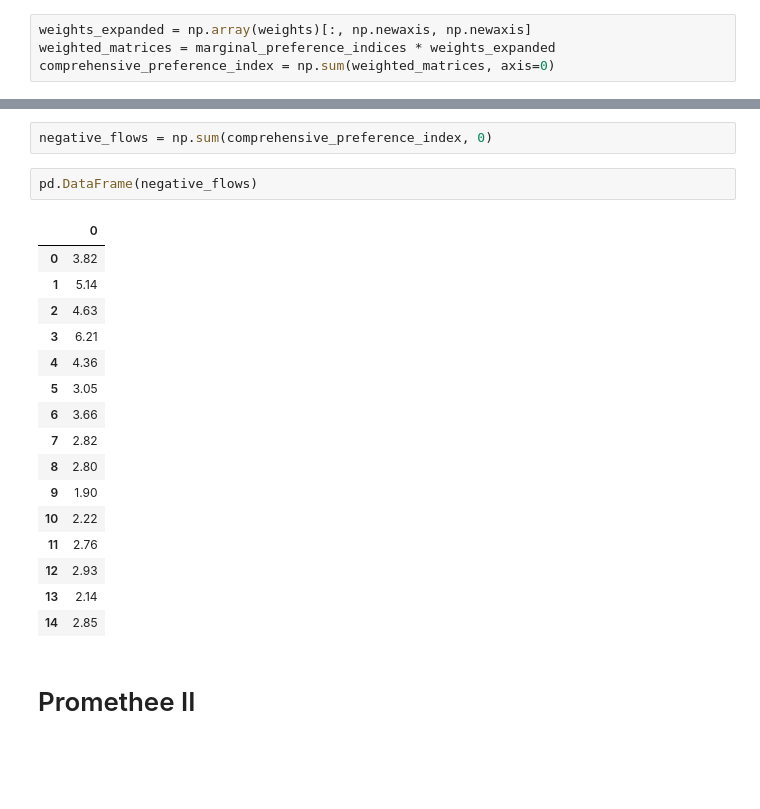
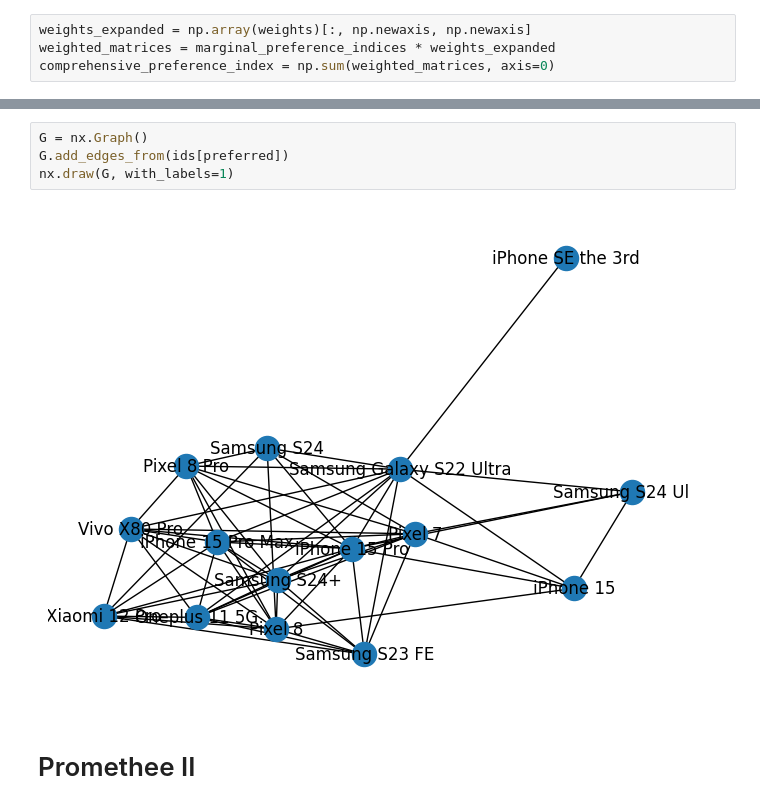
Before and after one commit to BbqGamer/decision-analysis, a Jupyter notebook: promethee.ipynb, the cells around one changed output, grey strips where cells are left out. Saved outputs shown, nothing was run; the diff lists cells and outputs as text; blank space fills up the shorter version.

```diff
--- a/promethee.ipynb
+++ b/promethee.ipynb
@@ -152,24 +205,9 @@ pd.DataFrame(positive_flows)
-# %%
-negative_flows = np.sum(comprehensive_preference_index, 0)
-# %%
-pd.DataFrame(negative_flows)
-# %% [output]
-|  | 0 |
-| 0 | 3.82 |
-| 1 | 5.14 |
-| 2 | 4.63 |
-| 3 | 6.21 |
-| 4 | 4.36 |
-| 5 | 3.05 |
-| 6 | 3.66 |
-| 7 | 2.82 |
-| 8 | 2.80 |
-| 9 | 1.90 |
-| 10 | 2.22 |
-| 11 | 2.76 |
-| 12 | 2.93 |
-| 13 | 2.14 |
-| 14 | 2.85 |
+# %%
+G = nx.Graph()
+G.add_edges_from(ids[preferred])
+nx.draw(G, with_labels=1)
+# %% [output]
+[figure, added]
 # %% [markdown]
 # Promethee II
 # %%
```
Also changed, not shown: parts of 11 cells of this notebook.
